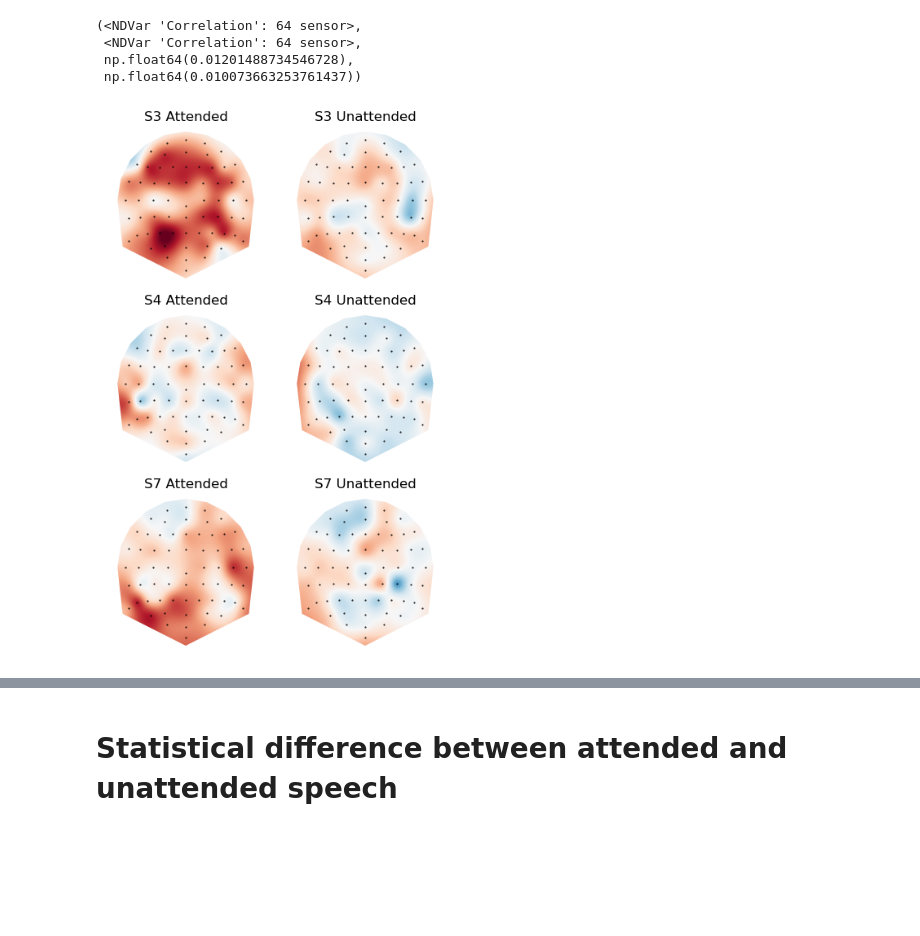
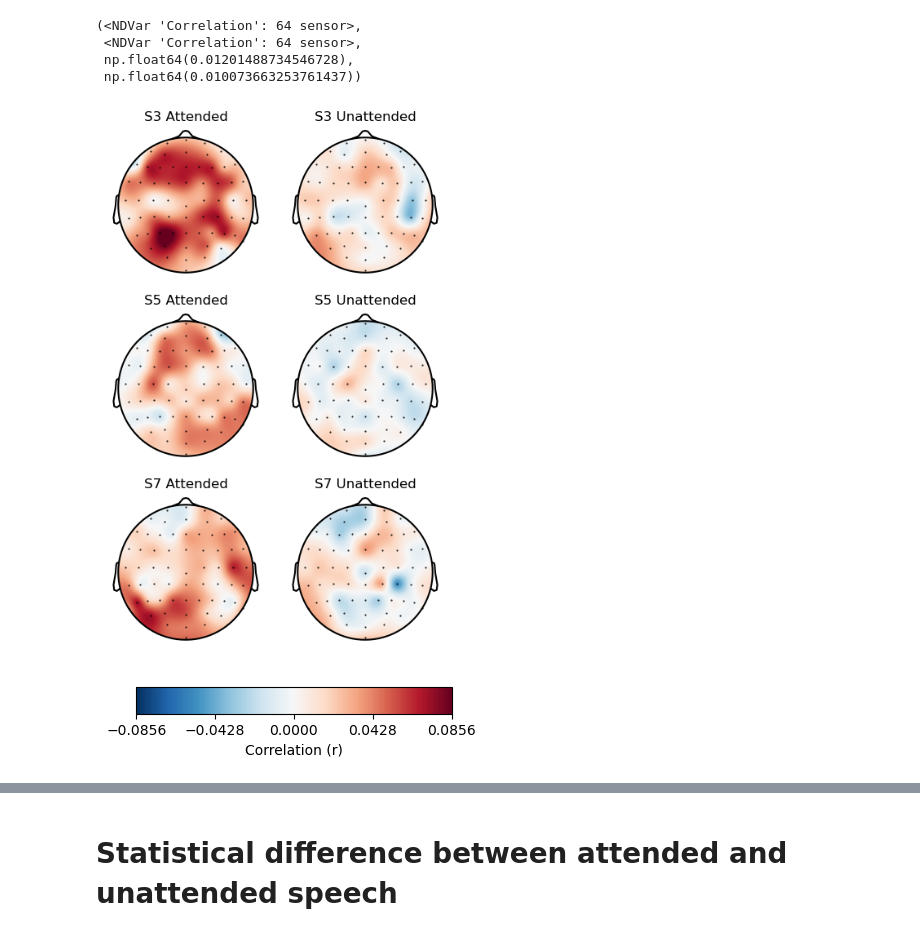
Before and after one commit to sylmester/cocoha, a Jupyter notebook: statistics/statistics2.ipynb, the cells around one changed output, grey strips where cells are left out. Saved outputs shown, nothing was run; the diff lists cells and outputs as text; code cells hidden in the pictures; blank space fills up the shorter version.

Commit message:
nice topo map of attended/unattended

```diff
--- a/statistics/statistics2.ipynb
+++ b/statistics/statistics2.ipynb
@@ -19,6 +19,7 @@ attended_corr = []
 unattended_corr = []
 mean_attended_corr = []
 mean_unattended_corr = []
+trfs = []
 
 SUBJECTS = helper_functions.get_subjects()
 
@@ -29,7 +30,8 @@ for subject in SUBJECTS:
     if attended_trf_path.exists() and unattended_trf_path.exists():
         trf_attended = eelbrain.load.unpickle(attended_trf_path)
         trf_unattended = eelbrain.load.unpickle(unattended_trf_path)
-        print(trf_attended.h.dims)
+
+        trfs.append((trf_attended, trf_unattended))
 
         attended_corr.append(trf_attended.r)
         unattended_corr.append(trf_unattended.r)
@@ -68,32 +72,42 @@ attended_corr[0], unattended_corr[0], mean_attended_corr[0], mean_unattended_cor
  <NDVar 'Correlation': 64 sensor>,
  np.float64(0.01201488734546728),
  np.float64(0.010073663253761437))
-# %%
-
-# Select the subjects you want
-subjects_to_plot = [3,4,7]
-
-# Build a list of NDVars to plot for each subject
-# Each element is [attended_corr[subj], unattended_corr[subj]]
-plots = [
-    [attended_corr[s], unattended_corr[s]]
-    for s in subjects_to_plot
-]
-
-# Flatten the list so Topomap sees multiple NDVars
-# Eelbrain will automatically make one subplot per NDVar
-plots_flat = [item for pair in plots for item in pair]
-
-# Titles: we have 2 conditions per subject
-titles = []
-for i in subjects_to_plot:
-    titles.extend([f"S{i} Attended", f"S{i} Unattended"])
-
-# Create the topomap
-p = eelbrain.plot.Topomap(
-    plots_flat,
-    axtitle=titles,
-    cmap='RdBu_r',
-)
-# %% [output]
-[figure, removed]
+# %%
+import numpy as np
+import matplotlib.pyplot as plt
+import eelbrain.plot as ep
+
+# Select subjects
+subjects_to_plot = [3, 5, 7]
+
+plots_flat = []
+titles = []
+
+for s in subjects_to_plot:
+    plots_flat.append(attended_corr[s])
+    plots_flat.append(unattended_corr[s])
+    titles.extend([f"S{s} Attended", f"S{s} Unattended"])
+
+# Global color scaling
+all_data = np.concatenate([ndvar.x.flatten() for ndvar in plots_flat])
+absmax = np.max(np.abs(all_data))
+vmin, vmax = -absmax, absmax
+
+# Create Topomap
+p = ep.Topomap(
+    plots_flat,
+    axtitle=titles,
+    cmap='RdBu_r',
+    vmin=vmin,
+    vmax=vmax,
+    clip='circle',
+)
+
+p.plot_colorbar(label="Correlation (r)", ticks=5)
+
+# ---- Save using pyplot ----
+fig = p.figure  # get matplotlib figure from eelbrain
+fig.savefig(file_paths.FIGURES_DIR / 'topomaps.pdf', dpi=300)
+# %% [output]
+[figure, added]
+[figure, added]
```
Also changed, not shown: parts of 3 cells of this notebook.
